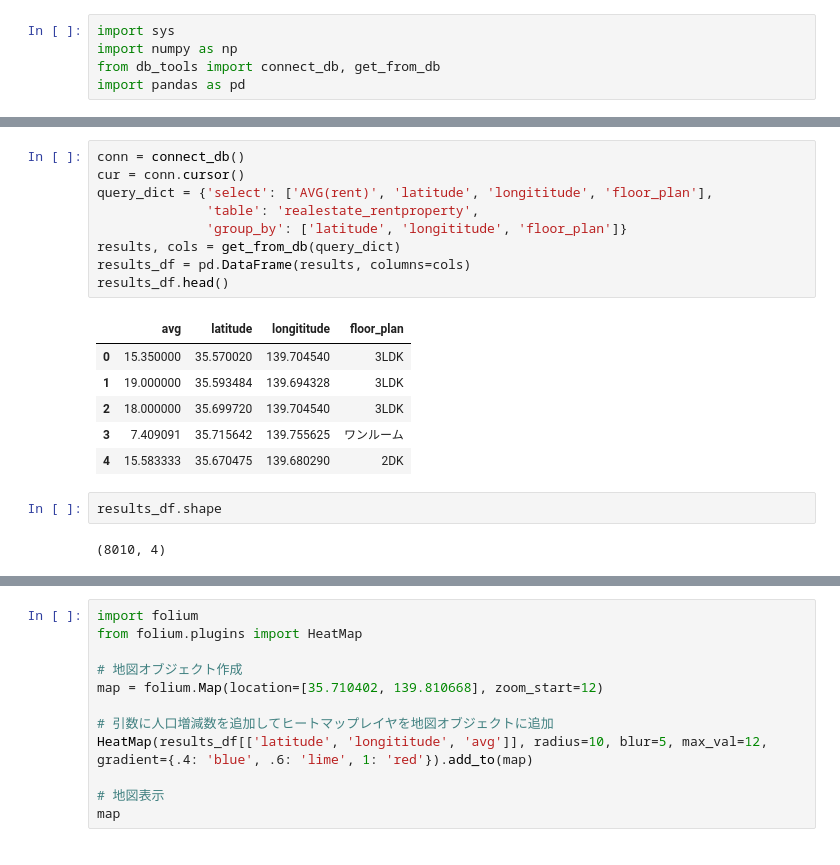
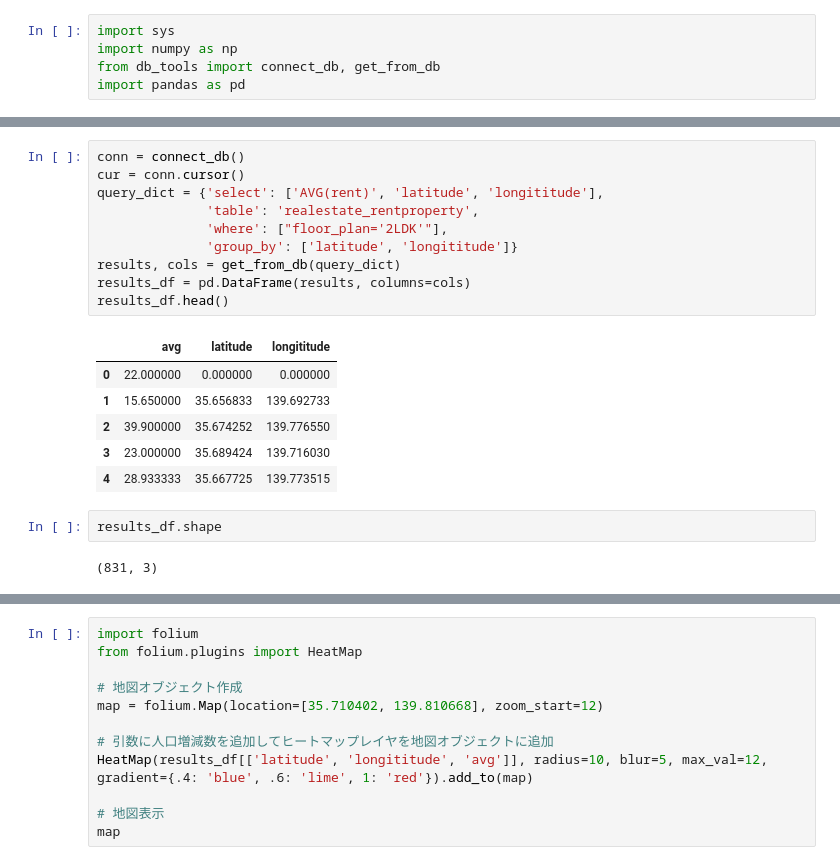
Before and after one commit to physics-machinelearning/RealEstateApp, a Jupyter notebook: app/eda/eda.ipynb, the cells around one changed output, grey strips where cells are left out. Cells and saved outputs as stored; diff of their text form.

```diff
--- a/app/eda/eda.ipynb
+++ b/app/eda/eda.ipynb
@@ -37,20 +53,21 @@ col_name
 # %%
 conn = connect_db()
 cur = conn.cursor()
-query_dict = {'select': ['AVG(rent)', 'latitude', 'longititude', 'floor_plan'],
+query_dict = {'select': ['AVG(rent)', 'latitude', 'longititude'],
               'table': 'realestate_rentproperty',
-              'group_by': ['latitude', 'longititude', 'floor_plan']}
+              'where': ["floor_plan='2LDK'"],
+              'group_by': ['latitude', 'longititude']}
 results, cols = get_from_db(query_dict)
 results_df = pd.DataFrame(results, columns=cols)
 results_df.head()
 # %% [output]
-|  | avg | latitude | longititude | floor_plan |
-| 0 | 15.350000 | 35.570020 | 139.704540 | 3LDK |
-| 1 | 19.000000 | 35.593484 | 139.694328 | 3LDK |
-| 2 | 18.000000 | 35.699720 | 139.704540 | 3LDK |
-| 3 | 7.409091 | 35.715642 | 139.755625 | ワンルーム |
-| 4 | 15.583333 | 35.670475 | 139.680290 | 2DK |
+|  | avg | latitude | longititude |
+| 0 | 22.000000 | 0.000000 | 0.000000 |
+| 1 | 15.650000 | 35.656833 | 139.692733 |
+| 2 | 39.900000 | 35.674252 | 139.776550 |
+| 3 | 23.000000 | 35.689424 | 139.716030 |
+| 4 | 28.933333 | 35.667725 | 139.773515 |
 # %%
 results_df.shape
 # %% [output]
-(8010, 4)
+(831, 3)
```
Also changed, not shown: parts of 2 cells of this notebook.
